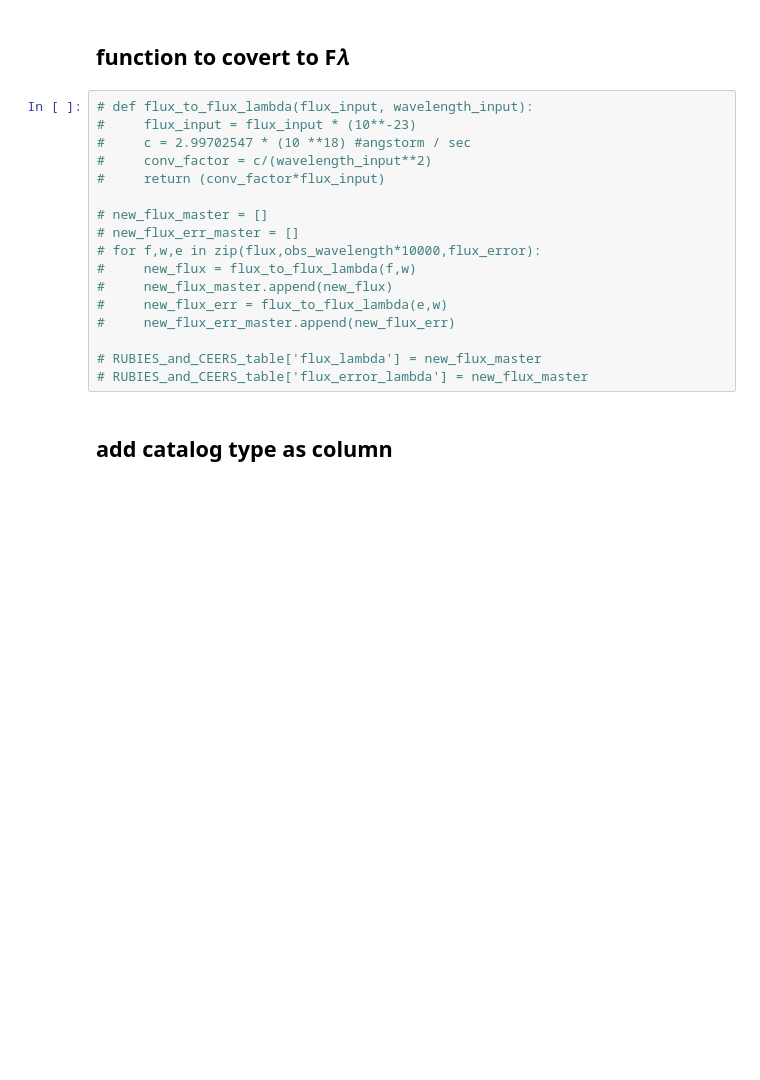
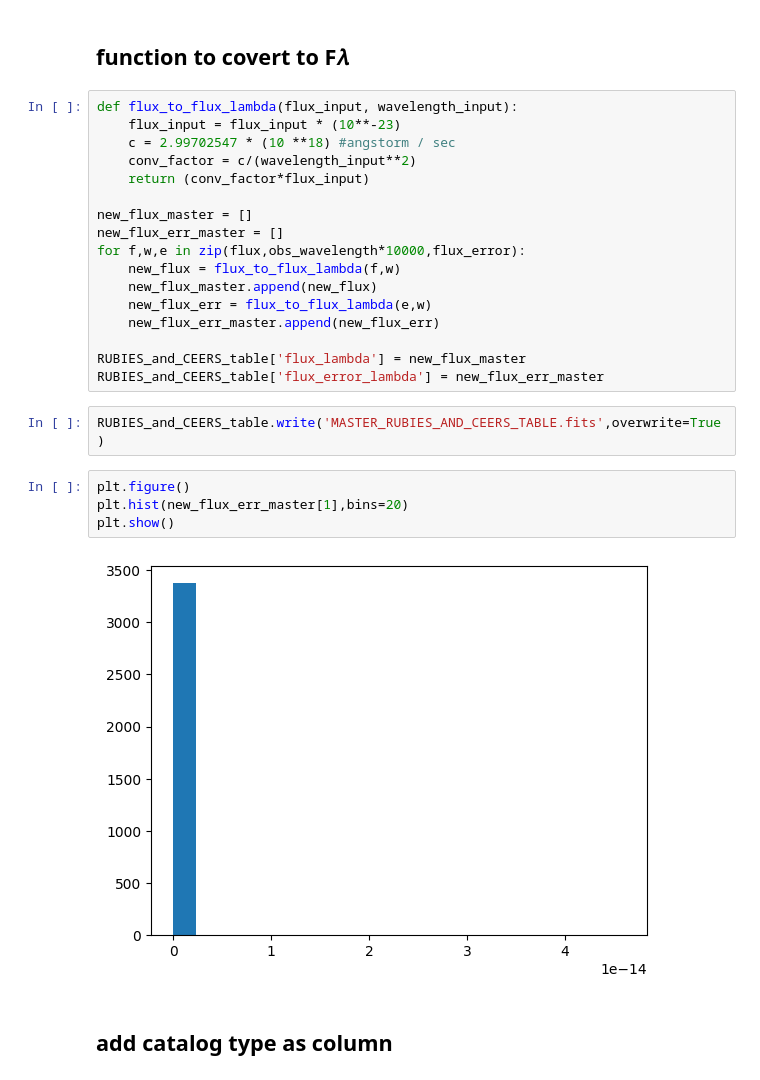
Before and after one commit to lipikachatur/VIP, a Jupyter notebook: (1) convert to F𝜆.ipynb, the cells around one changed output. Saved outputs shown, nothing was run; the diff lists cells and outputs as text; blank space fills up the shorter version.

```diff
--- a/(1) convert to F𝜆.ipynb
+++ b/(1) convert to F𝜆.ipynb
@@ -310,22 +311,30 @@ Table length=262
 # %% [markdown]
 ## function to covert to F𝜆
 # %%
-# def flux_to_flux_lambda(flux_input, wavelength_input):
-#     flux_input = flux_input * (10**-23)
-#     c = 2.99702547 * (10 **18) #angstorm / sec
-#     conv_factor = c/(wavelength_input**2)
-#     return (conv_factor*flux_input)
+def flux_to_flux_lambda(flux_input, wavelength_input):
+    flux_input = flux_input * (10**-23)
+    c = 2.99702547 * (10 **18) #angstorm / sec
+    conv_factor = c/(wavelength_input**2)
+    return (conv_factor*flux_input)
 
-# new_flux_master = []
-# new_flux_err_master = []
-# for f,w,e in zip(flux,obs_wavelength*10000,flux_error):
-#     new_flux = flux_to_flux_lambda(f,w)
-#     new_flux_master.append(new_flux)
-#     new_flux_err = flux_to_flux_lambda(e,w)
-#     new_flux_err_master.append(new_flux_err)
+new_flux_master = []
+new_flux_err_master = []
+for f,w,e in zip(flux,obs_wavelength*10000,flux_error):
+    new_flux = flux_to_flux_lambda(f,w)
+    new_flux_master.append(new_flux)
+    new_flux_err = flux_to_flux_lambda(e,w)
+    new_flux_err_master.append(new_flux_err)
 
-# RUBIES_and_CEERS_table['flux_lambda'] = new_flux_master
-# RUBIES_and_CEERS_table['flux_error_lambda'] = new_flux_master
+RUBIES_and_CEERS_table['flux_lambda'] = new_flux_master
+RUBIES_and_CEERS_table['flux_error_lambda'] = new_flux_err_master
+# %%
+RUBIES_and_CEERS_table.write('MASTER_RUBIES_AND_CEERS_TABLE.fits',overwrite=True)
+# %%
+plt.figure()
+plt.hist(new_flux_err_master[1],bins=20)
+plt.show()
+# %% [output]
+[figure, added]
 # %% [markdown]
 ## add catalog type as column
 # %%
```
Also changed, not shown: parts of 8 cells of this notebook, 6 other files.
